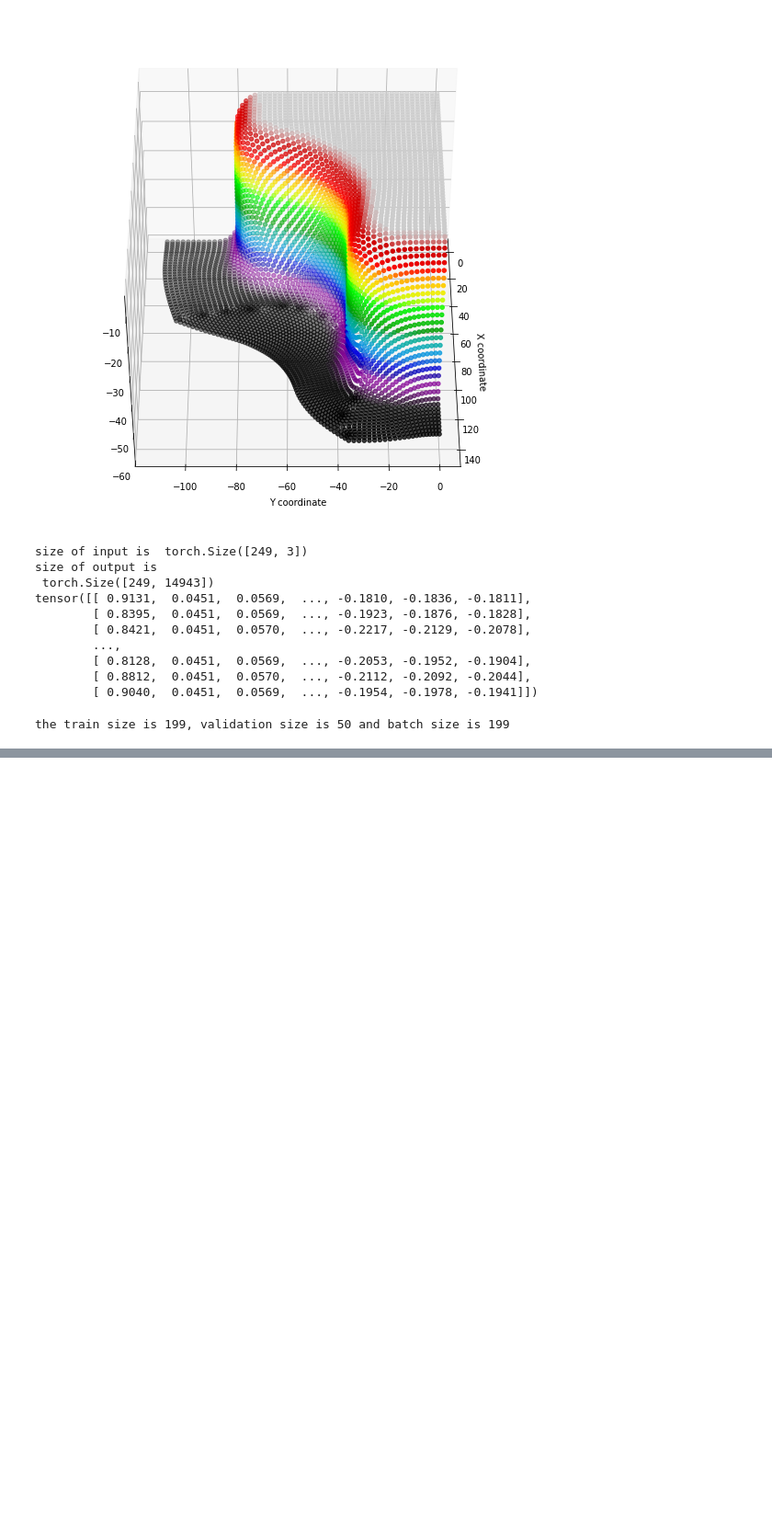
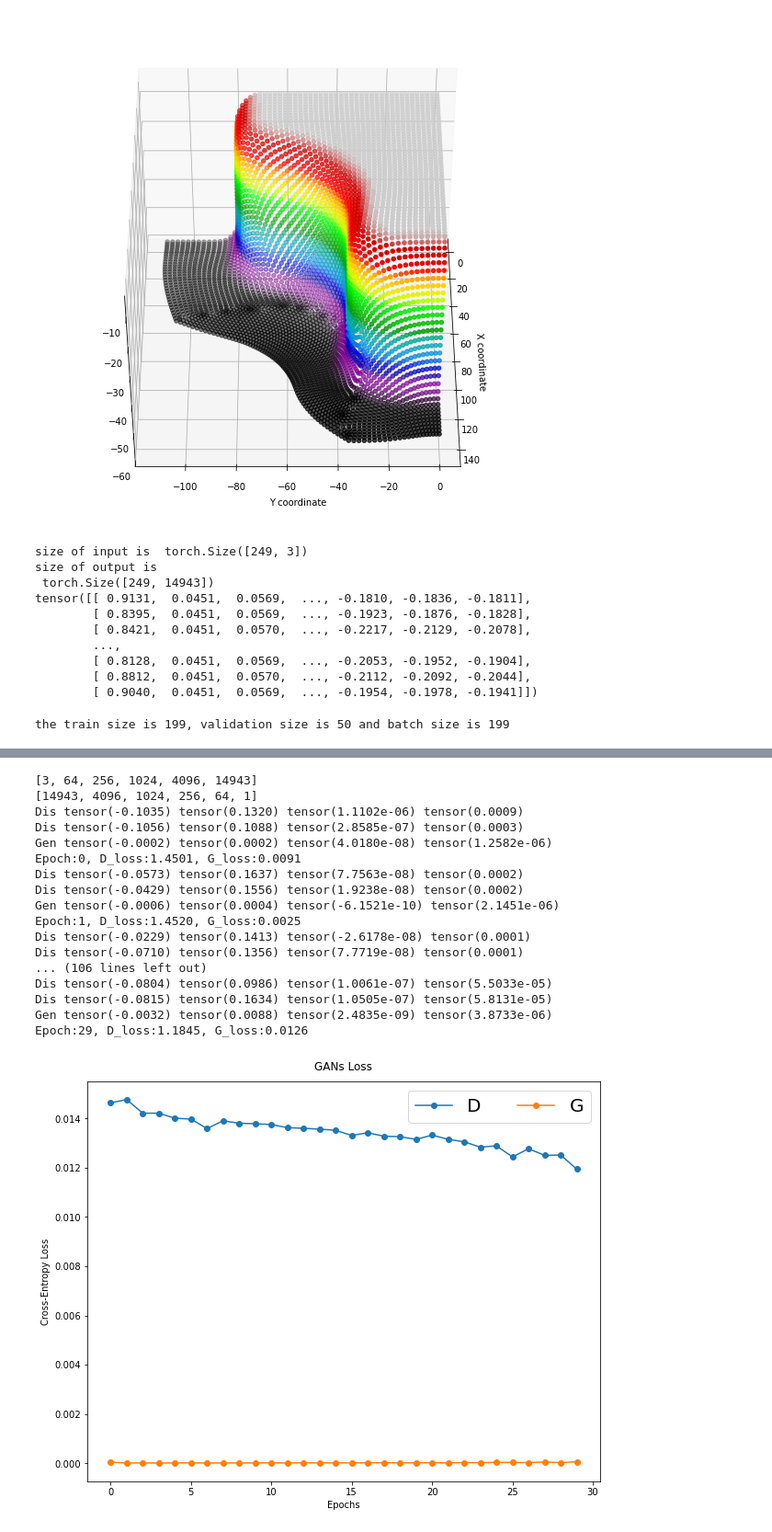
Before and after one commit to Zevrap-81/GeomPred, a Jupyter notebook: Untitled.ipynb, the cells around one changed output, grey strips where cells are left out. Shown at 92% size. Cells and saved outputs as stored; diff of their text form; code cells hidden in the pictures; blank space fills up the shorter version.

```diff
--- a/Untitled.ipynb
+++ b/Untitled.ipynb
@@ -327,3 +420,24 @@ def NonSaturating_Gan(train_loader, epochs):
+# %%
+loss=NonSaturating_Gan2(train_loader, epochs=30)
+# %% [output]
+[3, 64, 256, 1024, 4096, 14943]
+[14943, 4096, 1024, 256, 64, 1]
+Dis tensor(-0.1035) tensor(0.1320) tensor(1.1102e-06) tensor(0.0009)
+Dis tensor(-0.1056) tensor(0.1088) tensor(2.8585e-07) tensor(0.0003)
+Gen tensor(-0.0002) tensor(0.0002) tensor(4.0180e-08) tensor(1.2582e-06)
+Epoch:0, D_loss:1.4501, G_loss:0.0091
+Dis tensor(-0.0573) tensor(0.1637) tensor(7.7563e-08) tensor(0.0002)
+Dis tensor(-0.0429) tensor(0.1556) tensor(1.9238e-08) tensor(0.0002)
+Gen tensor(-0.0006) tensor(0.0004) tensor(-6.1521e-10) tensor(2.1451e-06)
+Epoch:1, D_loss:1.4520, G_loss:0.0025
+Dis tensor(-0.0229) tensor(0.1413) tensor(-2.6178e-08) tensor(0.0001)
+Dis tensor(-0.0710) tensor(0.1356) tensor(7.7719e-08) tensor(0.0001)
+... (106 lines left out)
+Dis tensor(-0.0804) tensor(0.0986) tensor(1.0061e-07) tensor(5.5033e-05)
+Dis tensor(-0.0815) tensor(0.1634) tensor(1.0505e-07) tensor(5.8131e-05)
+Gen tensor(-0.0032) tensor(0.0088) tensor(2.4835e-09) tensor(3.8733e-06)
+Epoch:29, D_loss:1.1845, G_loss:0.0126
+[figure, added]
 # %%
 def visualise(exp, yhat):
     fig = plt.figure(figsize=(10,10))
```
Also changed, not shown: parts of 19 cells of this notebook.
